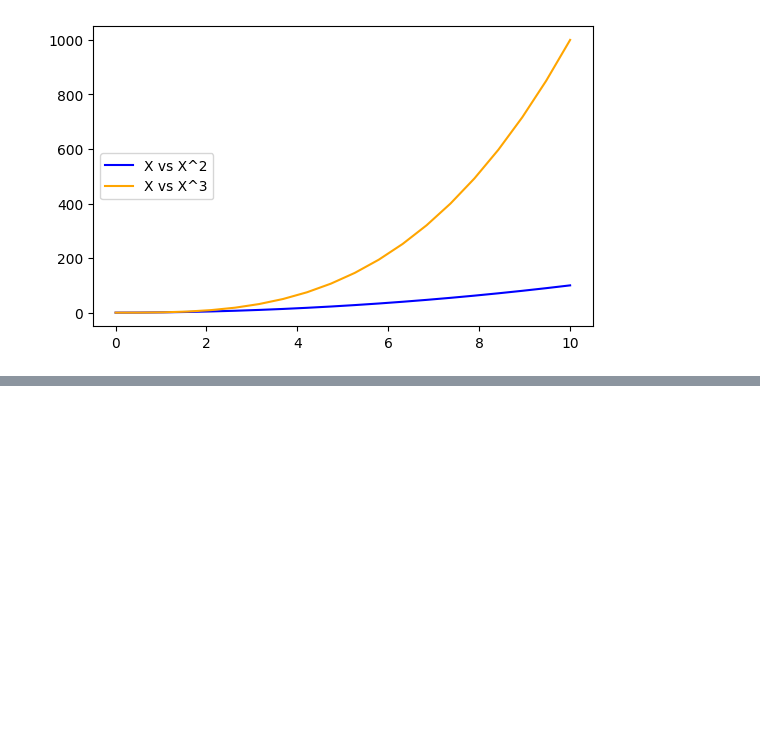
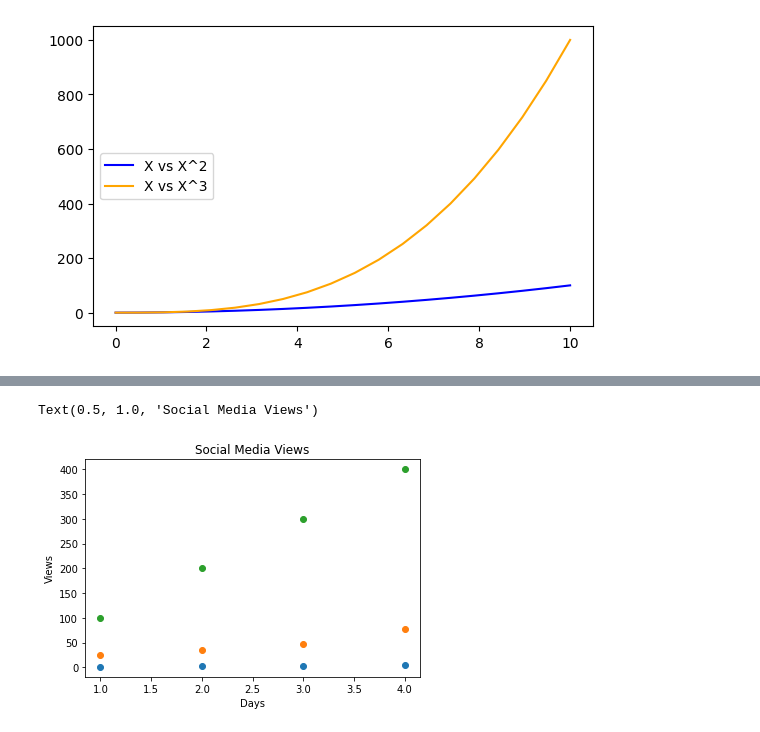
Before and after one commit to anirudh1604/ML_Pratice, a Jupyter notebook: Anirudh_Pratice/MatplotLib_Practice.ipynb, the cells around one changed output, grey strips where cells are left out. Saved outputs shown, nothing was run; the diff lists cells and outputs as text; code cells hidden in the pictures; blank space fills up the shorter version.

```diff
--- a/Anirudh_Pratice/MatplotLib_Practice.ipynb
+++ b/Anirudh_Pratice/MatplotLib_Practice.ipynb
@@ -336,0 +363,10 @@ axes.legend(loc=6) # Best is 0
+# %%
+plt.scatter(days,y_views,label='Youtube Views',marker='o')
+plt.scatter(days,f_views,label='Facebook Views',marker='o')
+plt.scatter(days,t_views,label='Twitter Views',marker='o')
+plt.xlabel('Days')
+plt.ylabel('Views')
+plt.title('Social Media Views')
+# %% [output]
+Text(0.5, 1.0, 'Social Media Views')
+[figure, added]
```
Also changed, not shown: parts of 18 cells of this notebook.
